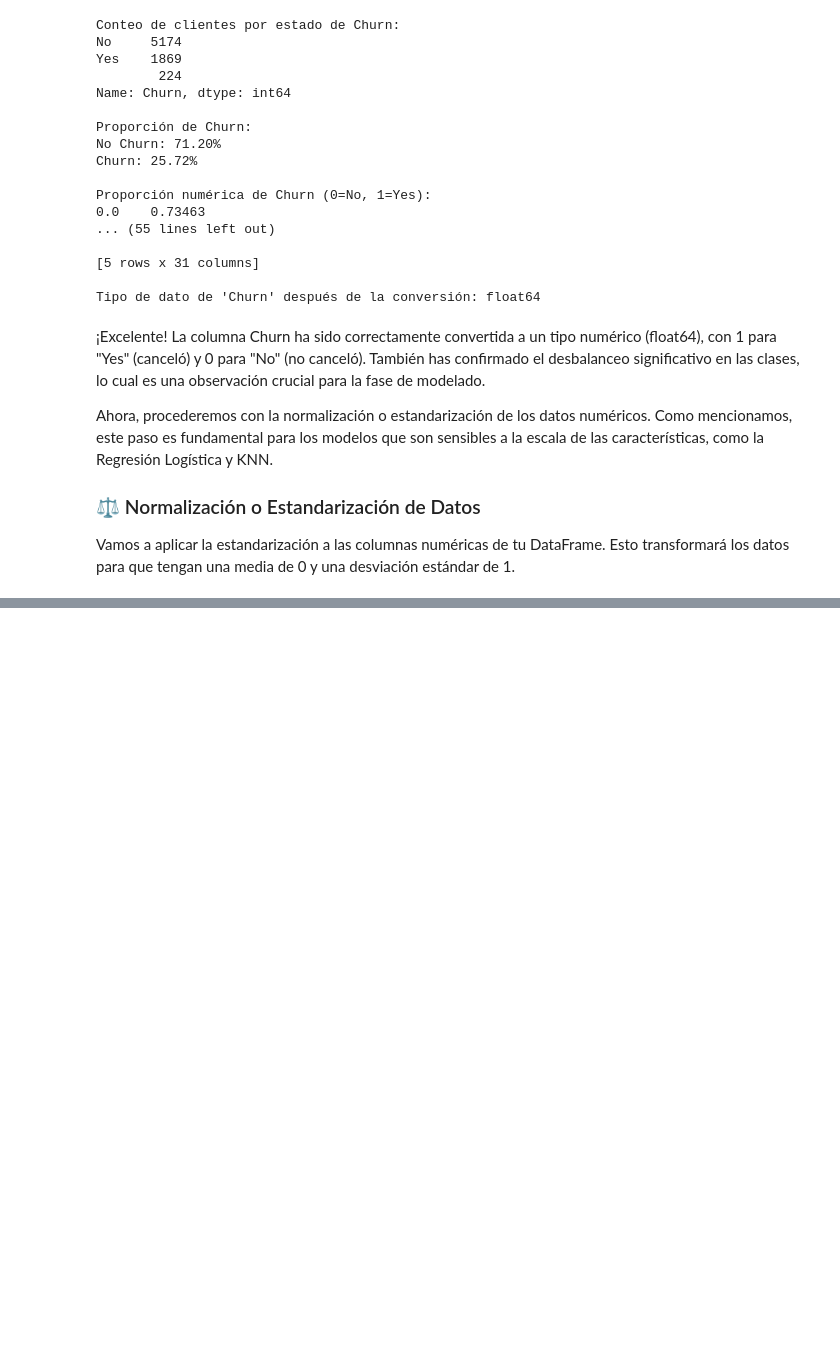
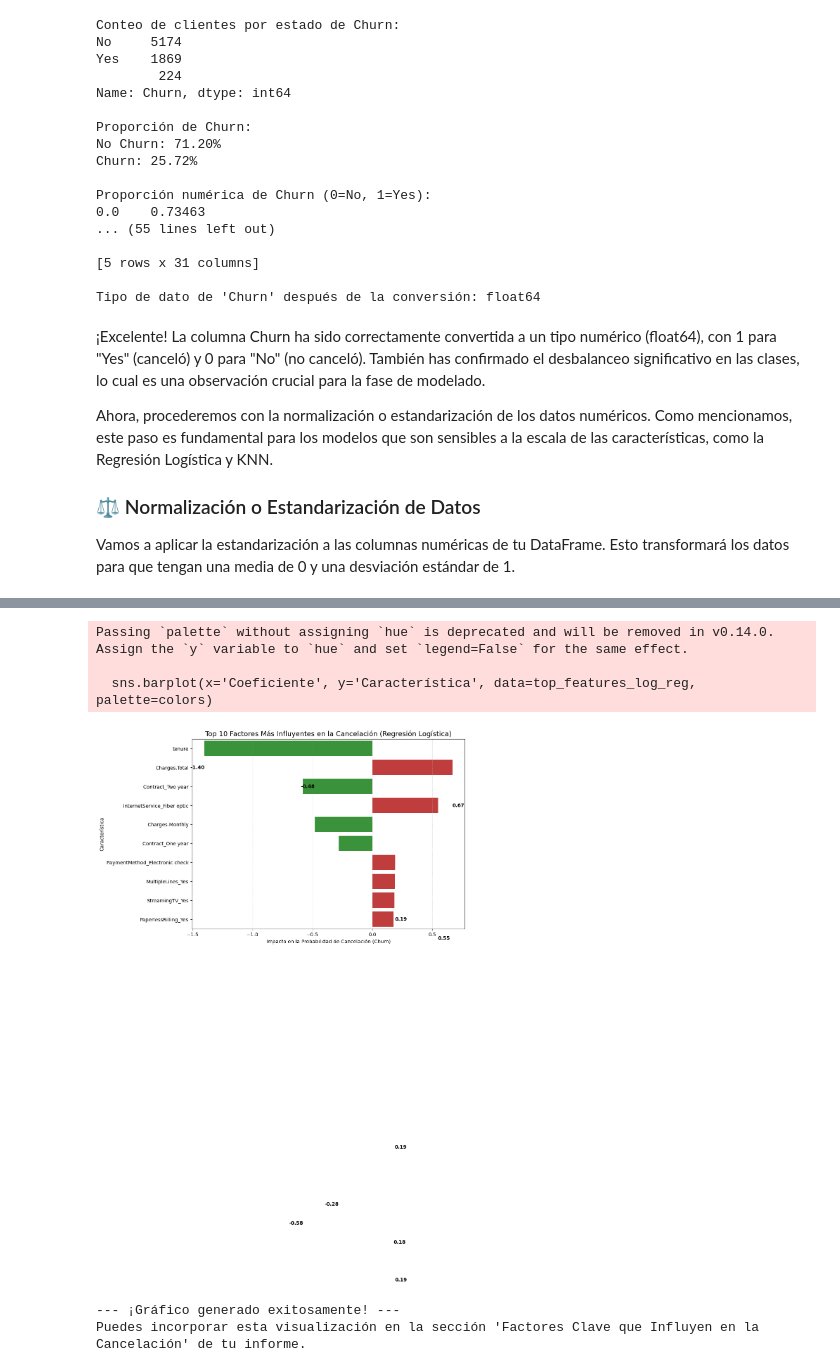
Before and after one commit to polargentino/ipynb-alura, a Jupyter notebook: notebooks/20-TelecomX-2.ipynb, the cells around one changed output, grey strips where cells are left out. Cells and saved outputs as stored; diff of their text form; code cells hidden in the pictures; blank space fills up the shorter version.

```diff
--- a/notebooks/20-TelecomX-2.ipynb
+++ b/notebooks/20-TelecomX-2.ipynb
@@ -743,0 +1188,19 @@ Vamos a aplicar la estandarización a las columnas numéricas de tu DataFrame. E
+# %%
+import pandas as pd
+import numpy as np
+
+# Obtener los nombres de las características del X_train
+feature_names = X_train.columns
+
+# Obtener los coeficientes del modelo de Regresión Logística
+# log_reg_model.coef_[0] porque es un problema de clasificación binaria y devuelve un array 2D
+log_reg_coef = pd.DataFrame({'Característica': feature_names, 'Coeficiente': log_reg_model.coef_[0]})
+
+# Calcular el valor absoluto de los coeficientes para ordenar por magnitud de impacto
+log_reg_coef['Impacto_Absoluto'] = np.abs(log_reg_coef['Coeficiente'])
+
+# Ordenar las características por su impacto absoluto (de mayor a menor)
+log_reg_coef = log_reg_coef.sort_values(by='Impacto_Absoluto', ascending=False)
+
+print("\n--- Importancia de las Variables (Regresión Logística - Top 15 por Impacto Absoluto) ---")
+print(log_reg_coef.head(15))
@@ -743,0 +1546,59 @@ Vamos a aplicar la estandarización a las columnas numéricas de tu DataFrame. E
+# %%
+import matplotlib.pyplot as plt
+import seaborn as sns
+import numpy as np # Asegurarse de que numpy esté importado
+
+# Suponiendo que 'log_reg_coef' ya se calculó en pasos anteriores
+# Si no lo tienes definido en el ambiente actual, puedes recalcularlo:
+# (Este bloque es solo por si se ejecuta de forma aislada, si vienes de la ejecución anterior, ya lo tienes)
+try:
+    log_reg_coef
+except NameError:
+    print("Recalculando log_reg_coef para la visualización...")
+    # Asegúrate de que X_train y log_reg_model estén definidos
+    # Si no lo están, necesitarías cargar/preparar el df, dividir X,y y entrenar el modelo de nuevo
+    # Esto es solo un placeholder, la forma correcta es asegurar que los objetos persistan entre celdas
+    # o ejecutar las celdas previas.
+    # Ejemplo básico de cómo se obtendría si no estuviera disponible:
+    # feature_names = X_train.columns
+    # log_reg_coef = pd.DataFrame({'Característica': feature_names, 'Coeficiente': log_reg_model.coef_[0]})
+    # log_reg_coef['Impacto_Absoluto'] = np.abs(log_reg_coef['Coeficiente'])
+    # log_reg_coef = log_reg_coef.sort_values(by='Impacto_Absoluto', ascending=False)
+    pass # Asumimos que ya está disponible del contexto anterior
+
+
+# Seleccionamos las Top N variables para visualizar
+top_n = 10
+# Filtrar solo las N principales variables por Impacto_Absoluto
+top_features_log_reg = log_reg_coef.head(top_n)
+
+# Crear un esquema de colores: Verde para impacto negativo (reduce churn), Rojo para impacto positivo (aumenta churn)
+colors = ['#2ca02c' if c < 0 else '#d62728' for c in top_features_log_reg['Coeficiente']] # Verde para retención, Rojo para churn
+
+plt.figure(figsize=(10, 7))
+sns.barplot(x='Coeficiente', y='Característica', data=top_features_log_reg, palette=colors)
+
+# Añadir etiquetas de valor a las barras
+for index, row in top_features_log_reg.iterrows():
+    plt.text(row['Coeficiente'], index, f"{row['Coeficiente']:.2f}",
+             color='black', ha='left' if row['Coeficiente'] > 0 else 'right',
+             va='center', fontsize=10, weight='bold')
+
+plt.xlabel('Impacto en la Probabilidad de Cancelación (Churn)')
+plt.ylabel('Característica')
+plt.title(f'Top {top_n} Factores Más Influyentes en la Cancelación (Regresión Logística)', fontsize=14)
+plt.xticks(fontsize=10)
+plt.yticks(fontsize=10)
+plt.grid(axis='x', linestyle='--', alpha=0.7)
+plt.tight_layout()
+plt.show()
+
+print("\n--- ¡Gráfico generado exitosamente! ---")
+print("Puedes incorporar esta visualización en la sección 'Factores Clave que Influyen en la Cancelación' de tu informe.")
+# %% [output]
+Passing `palette` without assigning `hue` is deprecated and will be removed in v0.14.0. Assign the `y` variable to `hue` and set `legend=False` for the same effect.
+
+  sns.barplot(x='Coeficiente', y='Característica', data=top_features_log_reg, palette=colors)
+[figure, added]
+--- ¡Gráfico generado exitosamente! ---
+Puedes incorporar esta visualización en la sección 'Factores Clave que Influyen en la Cancelación' de tu informe.
```
Also changed, not shown: parts of 24 cells of this notebook, 2 other files.
